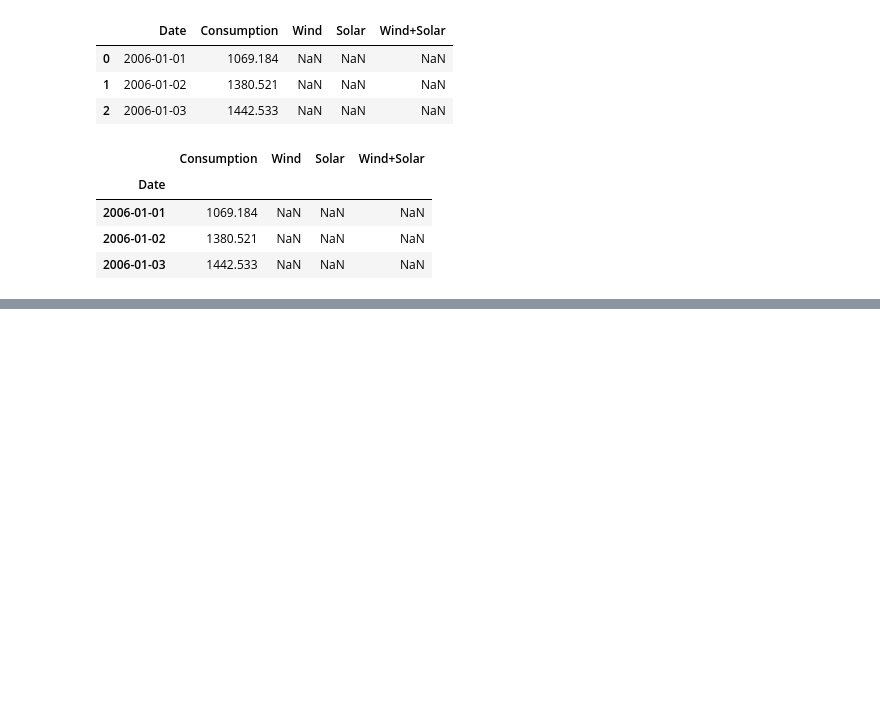
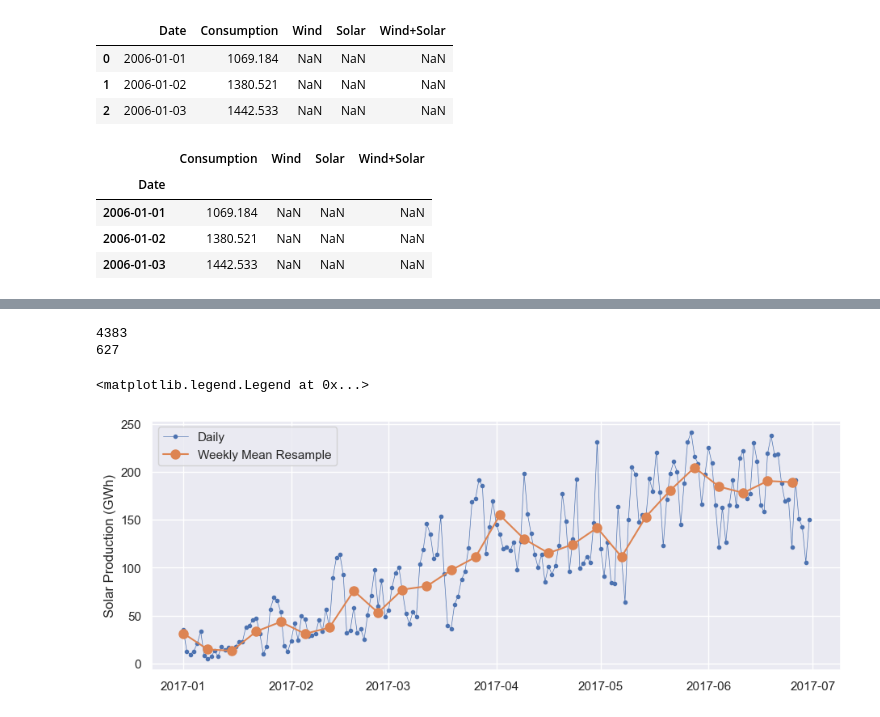
Before and after one commit to dinhgia2106/AIOExercises, a Jupyter notebook: Module 3/Week 1/DA_with_TS.ipynb, the cells around one changed output, grey strips where cells are left out. Cells and saved outputs as stored; diff of their text form; code cells hidden in the pictures; blank space fills up the shorter version.

```diff
--- a/Module 3/Week 1/DA_with_TS.ipynb
+++ b/Module 3/Week 1/DA_with_TS.ipynb
@@ -36,0 +133,7 @@ opsd_daily['Month'] = opsd_daily.index.month
+# %%
+# Specify the data columns we want to include (i.e. exclude Year, Month, Weekday Name)
+data_columns = ['Consumption', 'Wind', 'Solar', 'Wind+Solar']
+
+# Resample to weekly frequency, aggregating with mean
+opsd_weekly_mean = opsd_daily[data_columns].resample('W').mean()
+opsd_weekly_mean.head(3)
@@ -36,0 +146,25 @@ opsd_daily['Month'] = opsd_daily.index.month
+# %%
+print(opsd_daily.shape[0])
+print(opsd_weekly_mean.shape[0])
+# %% [output]
+4383
+627
+# %%
+# Start and end of the date range to extract
+start, end = '2017-01', '2017-06'
+
+# Plot daily and weekly resampled time series together
+fig, ax = plt.subplots()
+ax.plot(opsd_daily.loc[start:end, 'Solar'],
+        marker='.', linestyle='-', linewidth=0.5, label='Daily')
+ax.plot(opsd_weekly_mean.loc[start:end, 'Solar'],
+        marker='o', markersize=8, linestyle='-', label='Weekly Mean Resample')
+
+# Set y-axis label
+ax.set_ylabel('Solar Production (GWh)')
+
+# Add legend
+ax.legend()
+# %% [output]
+<matplotlib.legend.Legend at 0x...>
+[figure, added]
```
Also changed, not shown: parts of 15 cells of this notebook, 8 other files.
